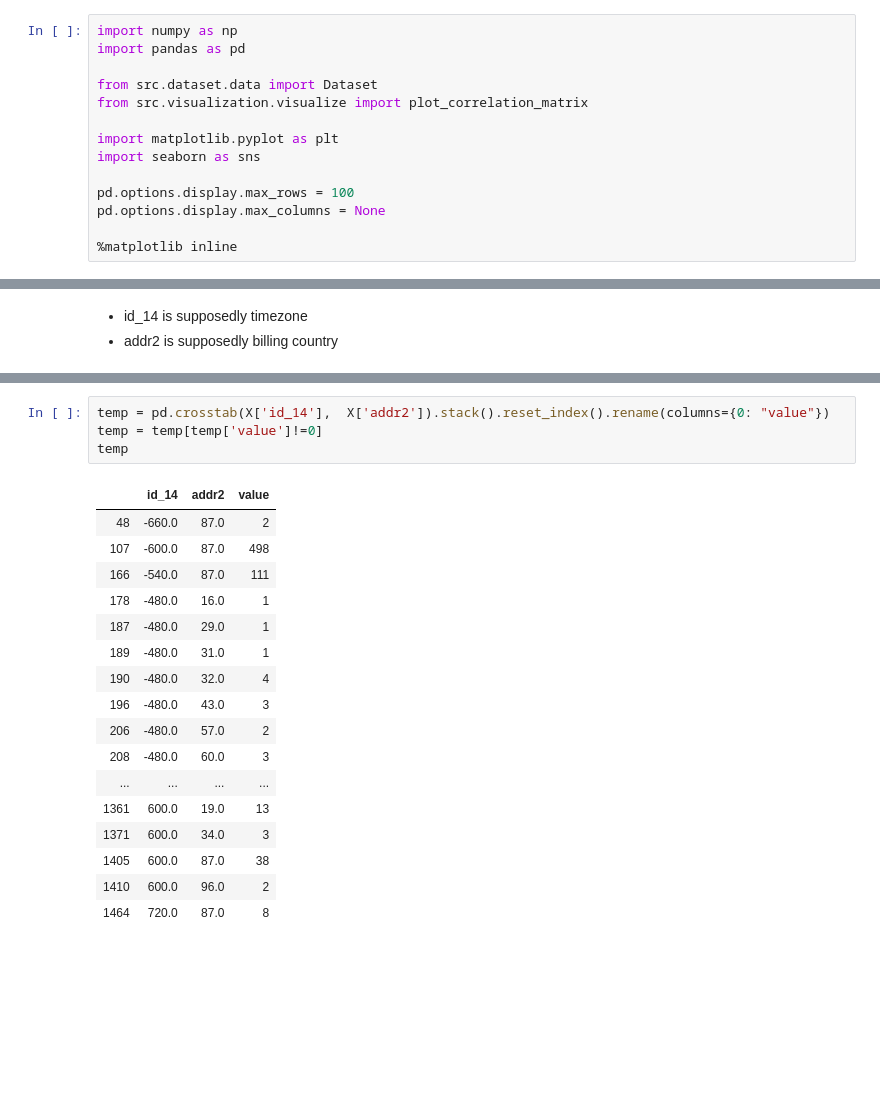
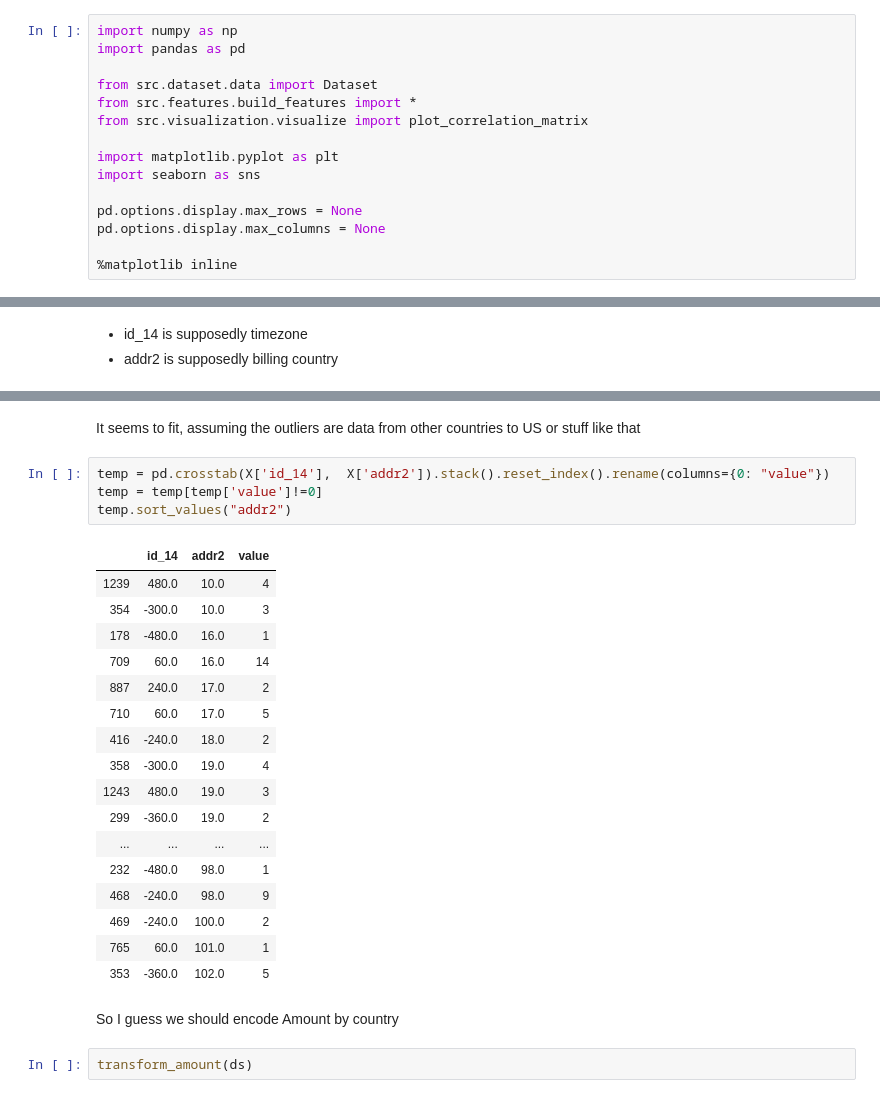
Before and after one commit to andfanilo/ieee-fraud-detection, a Jupyter notebook: notebooks/exploratory/Guess the countries.ipynb, the cells around one changed output, grey strips where cells are left out. Drawn from its saved outputs; the diff is of its cells as text; blank space fills up the shorter version.

```diff
--- a/notebooks/exploratory/Guess the countries.ipynb
+++ b/notebooks/exploratory/Guess the countries.ipynb
@@ -13,12 +13,13 @@ import numpy as np
 import pandas as pd
 
 from src.dataset.data import Dataset
+from src.features.build_features import *
 from src.visualization.visualize import plot_correlation_matrix
 
 import matplotlib.pyplot as plt
 import seaborn as sns
 
-pd.options.display.max_rows = 100
+pd.options.display.max_rows = None
 pd.options.display.max_columns = None
 
 %matplotlib inline
@@ -36,22 +61,28 @@ X['isFraud'] = y
+# %% [markdown]
+It seems to fit, assuming the outliers are data from other countries to US or stuff like that
 # %%
 temp = pd.crosstab(X['id_14'],  X['addr2']).stack().reset_index().rename(columns={0: "value"})
 temp = temp[temp['value']!=0]
-temp
+temp.sort_values("addr2")
 # %% [output]
 |  | id_14 | addr2 | value |
-| 48 | -660.0 | 87.0 | 2 |
-| 107 | -600.0 | 87.0 | 498 |
-| 166 | -540.0 | 87.0 | 111 |
+| 1239 | 480.0 | 10.0 | 4 |
+| 354 | -300.0 | 10.0 | 3 |
 | 178 | -480.0 | 16.0 | 1 |
-| 187 | -480.0 | 29.0 | 1 |
-| 189 | -480.0 | 31.0 | 1 |
-| 190 | -480.0 | 32.0 | 4 |
-| 196 | -480.0 | 43.0 | 3 |
-| 206 | -480.0 | 57.0 | 2 |
-| 208 | -480.0 | 60.0 | 3 |
+| 709 | 60.0 | 16.0 | 14 |
+| 887 | 240.0 | 17.0 | 2 |
+| 710 | 60.0 | 17.0 | 5 |
+| 416 | -240.0 | 18.0 | 2 |
+| 358 | -300.0 | 19.0 | 4 |
+| 1243 | 480.0 | 19.0 | 3 |
+| 299 | -360.0 | 19.0 | 2 |
 | ... | ... | ... | ... |
-| 1361 | 600.0 | 19.0 | 13 |
-| 1371 | 600.0 | 34.0 | 3 |
-| 1405 | 600.0 | 87.0 | 38 |
-| 1410 | 600.0 | 96.0 | 2 |
-| 1464 | 720.0 | 87.0 | 8 |
+| 232 | -480.0 | 98.0 | 1 |
+| 468 | -240.0 | 98.0 | 9 |
+| 469 | -240.0 | 100.0 | 2 |
+| 765 | 60.0 | 101.0 | 1 |
+| 353 | -360.0 | 102.0 | 5 |
+# %% [markdown]
+So I guess we should encode Amount by country
+# %%
+transform_amount(ds)
```
Also changed, not shown: parts of 3 cells of this notebook, 4 other files.
